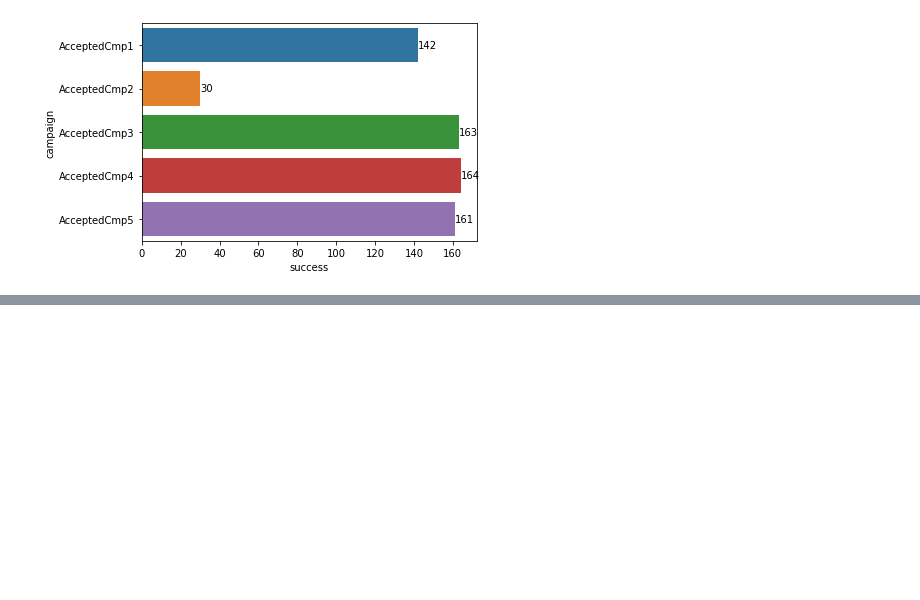
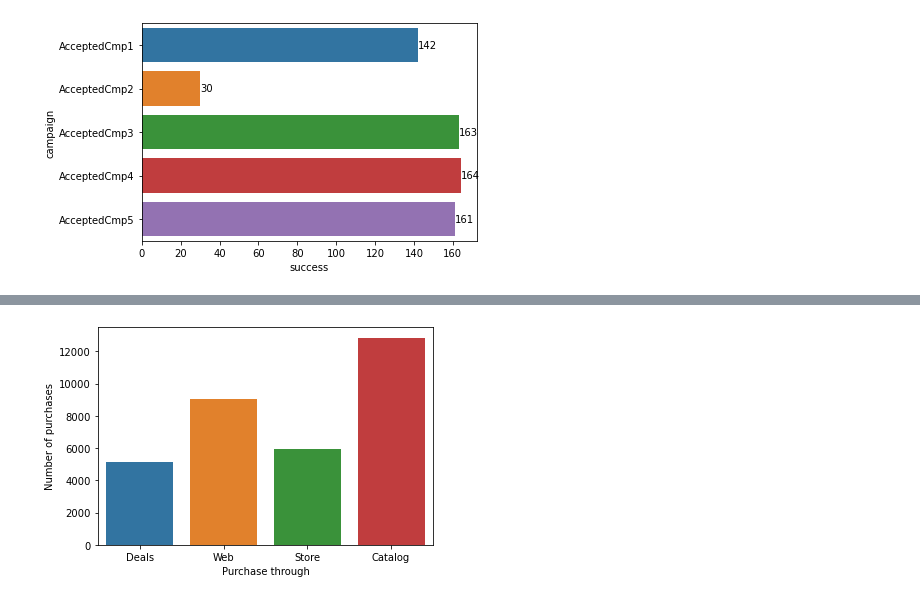
Before and after one commit to mmonch/Marketing_analysis, a Jupyter notebook: notebooks/plots.ipynb, the cells around one changed output, grey strips where cells are left out. Saved outputs shown, nothing was run; the diff lists cells and outputs as text; code cells hidden in the pictures; blank space fills up the shorter version.

```diff
--- a/notebooks/plots.ipynb
+++ b/notebooks/plots.ipynb
@@ -43,0 +49,9 @@ plot.bar_label(plot.containers[0]);
+# %%
+source_purchases = df[['NumDealsPurchases', 'NumWebPurchases', 'NumCatalogPurchases', 'NumStorePurchases']].sum().reset_index().rename(columns={0: 'sum'})
+
+sns.barplot(x=source_purchases.index, y=source_purchases['sum'])
+plt.gca().set_xticklabels(['Deals', 'Web', 'Store', 'Catalog'])
+plt.xlabel('Purchase through')
+plt.ylabel('Number of purchases');
+# %% [output]
+[figure, added]
```
Also changed, not shown: parts of 3 cells of this notebook.
